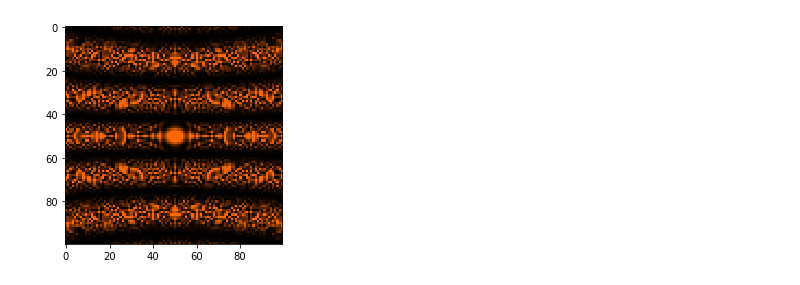
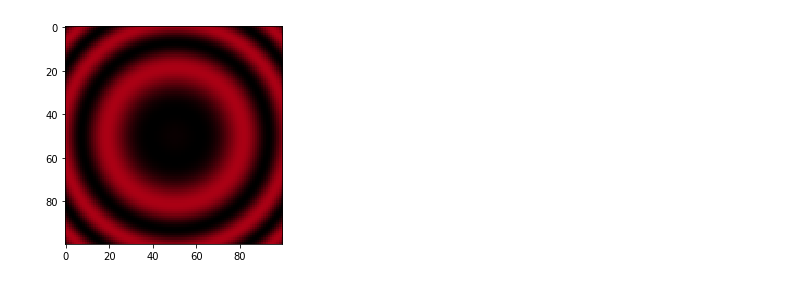
Before and after one commit to royess/RealMichelson, a Jupyter notebook: colored_examples.ipynb, the cells around one changed output. Saved outputs shown, nothing was run; the diff lists cells and outputs as text; code cells hidden in the pictures.

```diff
--- a/colored_examples.ipynb
+++ b/colored_examples.ipynb
@@ -67,12 +208,12 @@ fig, ax = plt.subplots()
 simulation = MichelsonSimulation()
 simulation.initialMirrorG([0, 0, 0], [-1, 1, 0])
 simulation.initialMirrorM1([0, 100, 0], [0, -1, 0])
-simulation.initialMirrorM2([100, 0, 0], [-1, 1.5e-6, 0])
+simulation.initialMirrorM2([100-1, 0, 0], [-1, 0, 0])
 
-simulation.insertSource([-20, 0, 0], 589, True, 0.15)
-#simulation.insertSource([-20, 0, 0], 590, False, 0.015)
+simulation.insertSource([-20, 0, 0], 689, 50)
 
-simulation.changeToLocal()
+
+simulation.changeToNonlocal()
 
 showPattern(ax, simulation, True)
 # %% [output]
@@ -80 +222 @@ Wall time: 4.24 s
-[figure, old version]
+[figure, new version]
```
Also changed, not shown: parts of 18 cells of this notebook, 1 other file.
